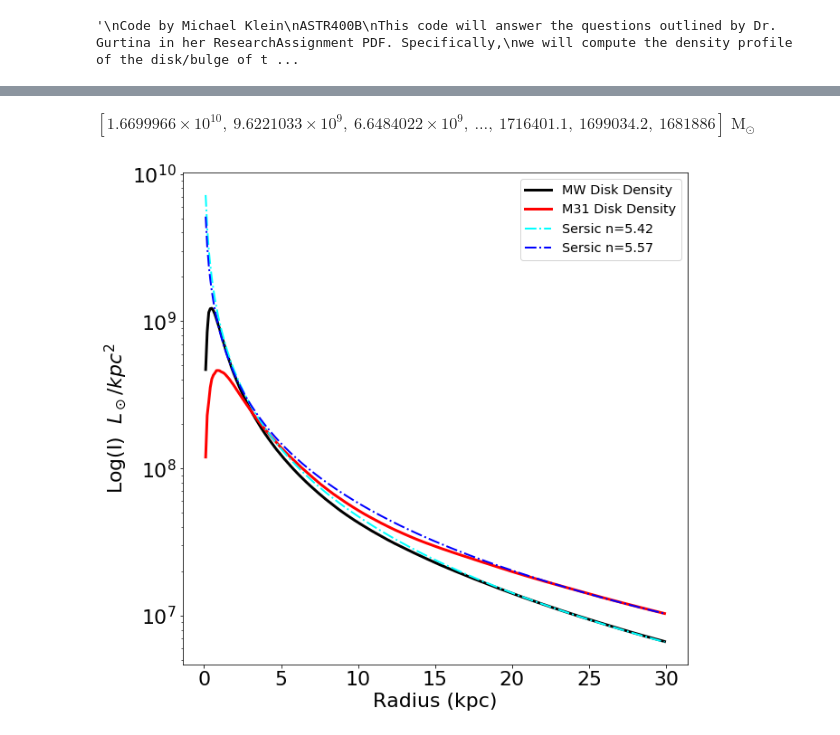
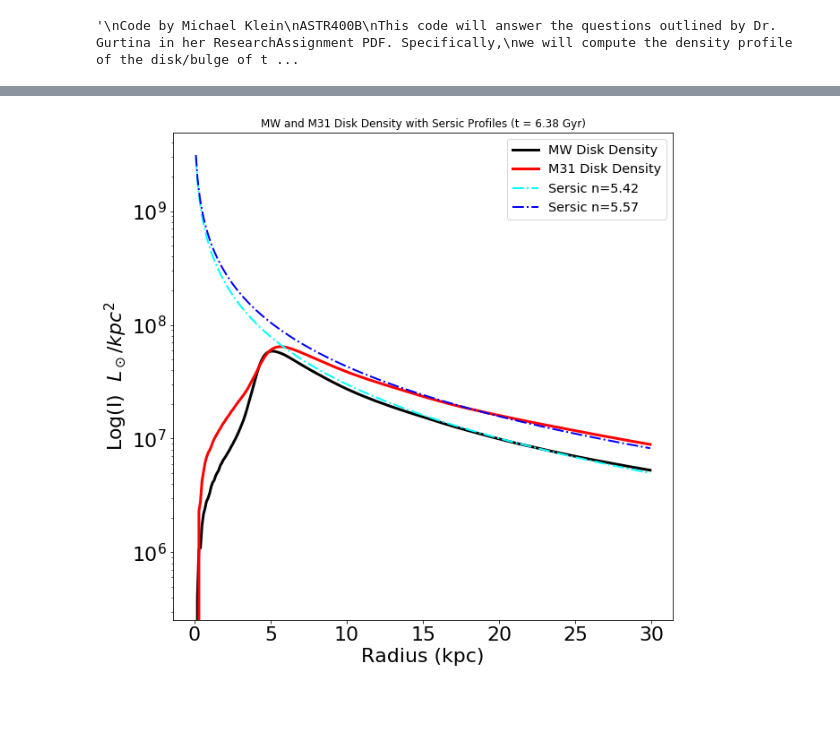
Before and after one commit to Mespn520/400B_Klein, a Jupyter notebook: Research Assignment/ResearchAssignment/ResearchAssignment/ResearchAssignment/DensityProfile.ipynb, the cells around one changed output, grey strips where cells are left out. Cells and saved outputs as stored; diff of their text form; code cells hidden in the pictures; blank space fills up the shorter version.

```diff
--- a/Research Assignment/ResearchAssignment/ResearchAssignment/ResearchAssignment/DensityProfile.ipynb
+++ b/Research Assignment/ResearchAssignment/ResearchAssignment/ResearchAssignment/DensityProfile.ipynb
@@ -23,8 +23,8 @@ from CenterOfMass import CenterOfMass # This will import the center of mass posi
 # %%
 # Lab 6
 # Create an instance of the mass profile class for MW and M31
-MW = MassProfile('MW',0)
-M31 = MassProfile('M31',0)
+MW = MassProfile('MW',447) # Change snapnumber ('name',snapnumber) for time that we are interested in
+M31 = MassProfile('M31',447)
 # Create an array of radii from 0.1 kpc to 30 kpc in increments of 0.1
 r = np.arange(0.1,30,0.1)
 # %%
@@ -81,9 +78,9 @@ print(Re1)
 for an elliptical system """
 def BulgeSersic1(r, Re1, n, Mtot):
     """ Inputs:
- Re : effective radius or half-light radius (kpc)
+ Re1 : effective radius or half-light radius (kpc)
  n : the Sersic index
- R : array of radii (kpc)
+ r : array of radii (kpc)
  Mtot : the total stellar mass (Msun)
  Returns:
  Surface brightness profile in (Lsun/kpc**2)
@@ -104,9 +101,9 @@ def BulgeSersic1(r, Re1, n, Mtot):
 for an elliptical system """
 def BulgeSersic2(r, Re2, n, Mtot):
     """ Inputs:
- Re : effective radius or half-light radius (kpc)
+ Re2 : effective radius or half-light radius (kpc)
  n : the Sersic index
- R : array of radii (kpc)
+ r : array of radii (kpc)
  Mtot : the total stellar mass (Msun)
  Returns:
  Surface brightness profile in (Lsun/kpc**2)
@@ -168,37 +165,36 @@ def BulgeSersic4(r, Re4, n, Mtot):
 
     return Ie4*np.exp(-7.67*A4)
 # %%
-BulgeSersic1(r,Re1,4,DiskTotalMW)
+#BulgeSersic1(r,Re1,5.42,DiskTotalMW)
-# %% [output]
-$[1.6699966 \times 10^{10},~9.6221033 \times 10^{9},~6.6484022 \times 10^{9},~\dots,~1716401.1,~1699034.2,~1681886] \; \mathrm{M_{\odot}}$
 # %%
 # Plotting the Disk density profile vs the Sersic Profile
 fig = plt.figure(figsize=(10,10))
 ax = plt.subplot(111)
 
 
 # plot the disk luminosity density as a proxy for surface brightness
 plt.semilogy(r,DiskIMW, color='black',linewidth=3, label='MW Disk Density')
 plt.semilogy(r,DiskIM31, color='red',linewidth=3, label='M31 Disk Density')
 plt.semilogy(r, BulgeSersic1(r,Re1,5.42,DiskTotalMW), color='cyan', ls='-.',lw=2,label='Sersic n=5.42')
 plt.semilogy(r, BulgeSersic2(r,Re2,5.57,DiskTotalM31), color='blue', ls='-.',lw=2,label='Sersic n=5.57')
 
 #adjust tick label font size
 label_size = 22
 matplotlib.rcParams['xtick.labelsize'] = label_size
 matplotlib.rcParams['ytick.labelsize'] = label_size
 
 
-# Add axis labels
+# Add axis labels and title
+plt.title('MW and M31 Disk Density with Sersic Profiles (t = 6.38 Gyr)')
 plt.xlabel('Radius (kpc)', fontsize=22)
 plt.ylabel('Log(I)  $L_\odot/kpc^2$', fontsize=22)
 
 
 
 # add a legend with some customizations.
 legend = ax.legend(loc='upper right',fontsize='x-large')
 # %% [output]
-[figure, old version]
+[figure, new version]
 # %%
 # Plotting the Bulge density profile vs the Sersic Profile
 fig = plt.figure(figsize=(10,10))
```
Also changed, not shown: parts of 6 cells of this notebook.
